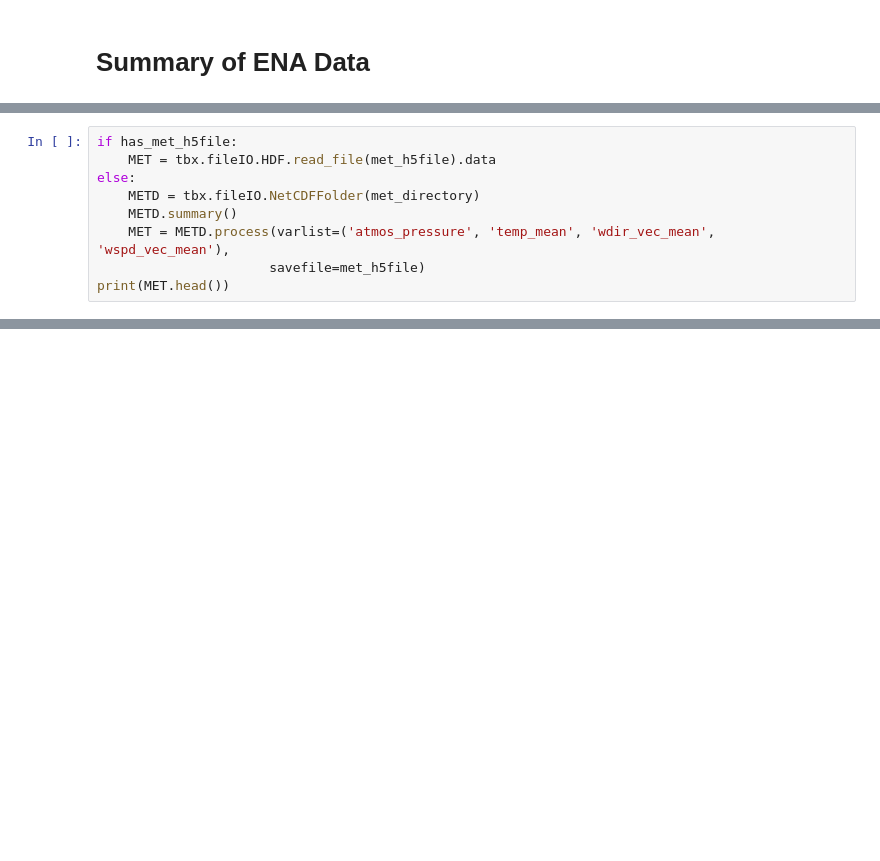
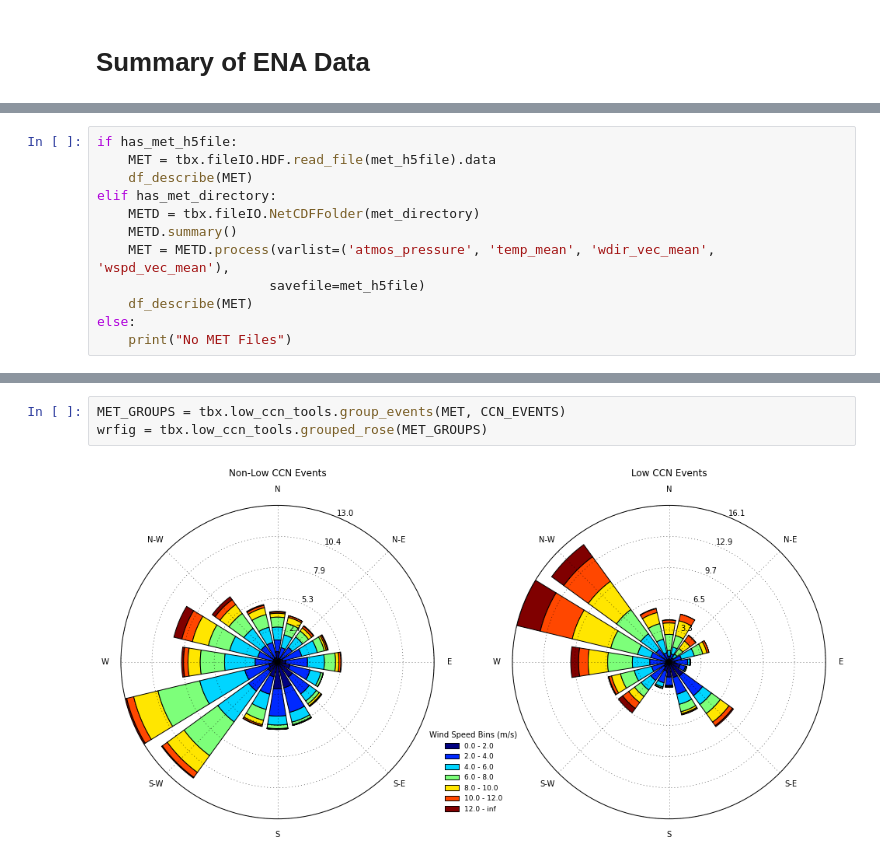
Before and after one commit to jstemmler/notebooks, a Jupyter notebook: ENA/ENA Summary.ipynb, the cells around one changed output, grey strips where cells are left out. Drawn from its saved outputs; the diff is of its cells as text; blank space fills up the shorter version.

```diff
--- a/ENA/ENA Summary.ipynb
+++ b/ENA/ENA Summary.ipynb
@@ -71,10 +95,13 @@ print(CCN.head())
 # %%
 if has_met_h5file:
     MET = tbx.fileIO.HDF.read_file(met_h5file).data
-else:
+    df_describe(MET)
+elif has_met_directory:
     METD = tbx.fileIO.NetCDFFolder(met_directory)
     METD.summary()
     MET = METD.process(varlist=('atmos_pressure', 'temp_mean', 'wdir_vec_mean', 'wspd_vec_mean'),
                       savefile=met_h5file)
-print(MET.head())
+    df_describe(MET)
+else:
+    print("No MET Files")
 # %% [output]
@@ -141,0 +148,5 @@ ax.set_ylabel('Wind Speed Vector Mean')
+# %%
+MET_GROUPS = tbx.low_ccn_tools.group_events(MET, CCN_EVENTS)
+wrfig = tbx.low_ccn_tools.grouped_rose(MET_GROUPS)
+# %% [output]
+[figure, added]
```
Also changed, not shown: parts of 12 cells of this notebook.
